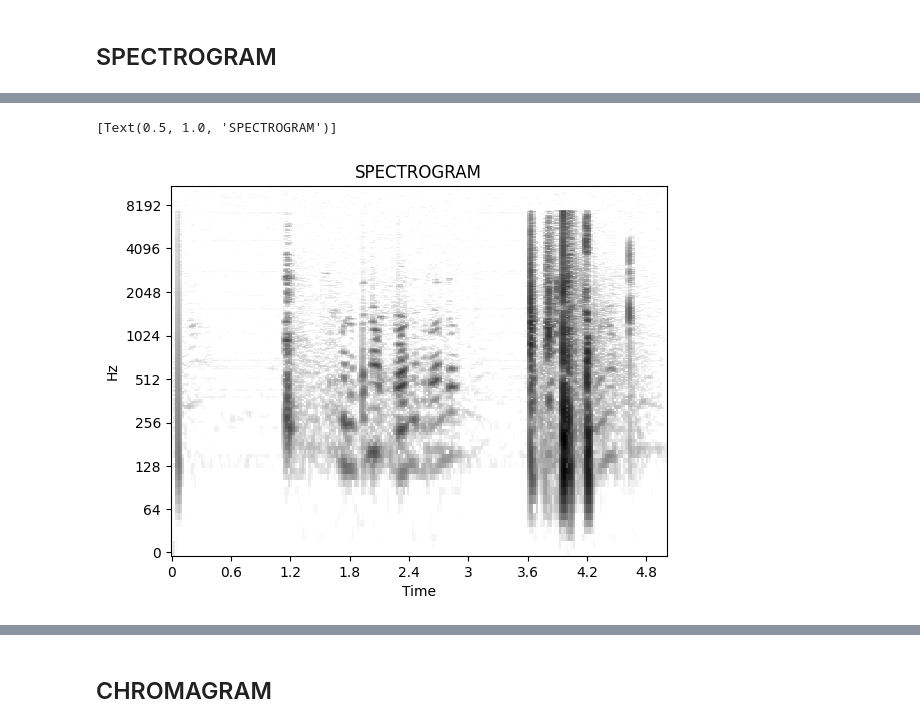
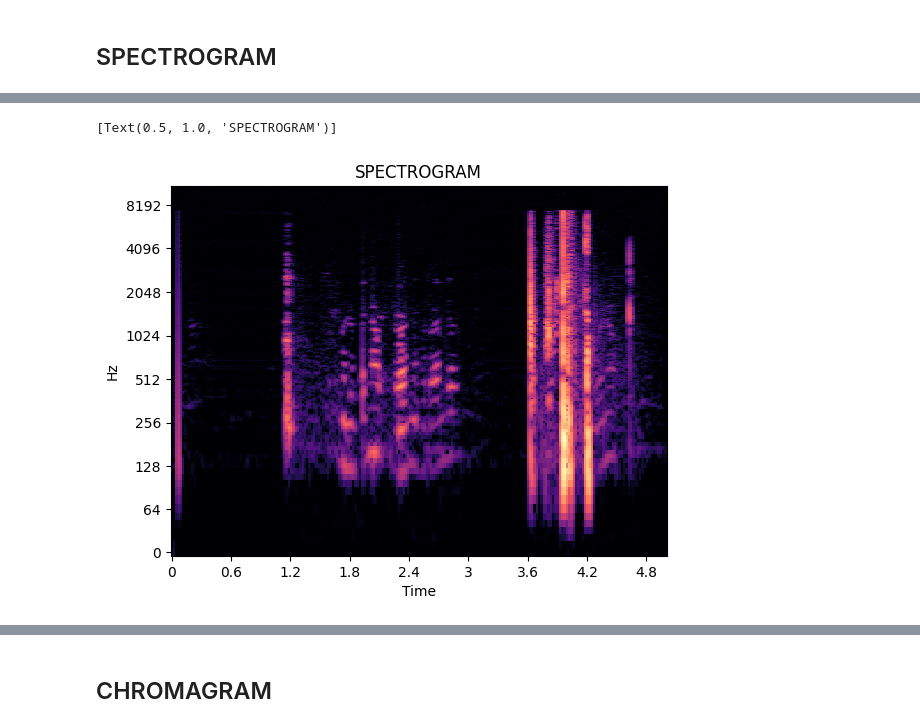
Before and after one commit to batres311/GraficaAudio, a Jupyter notebook: LibrosaGraficas.ipynb, the cells around one changed output, grey strips where cells are left out. Cells and saved outputs as stored; diff of their text form; code cells hidden in the pictures.

```diff
--- a/LibrosaGraficas.ipynb
+++ b/LibrosaGraficas.ipynb
@@ -146,12 +166,14 @@ plt.show()
 # %%
 # SPECTROGRAM representation - object-oriented interface
+
 fig, ax = plt.subplots()
-img = librosa.display.specshow(S_db, x_axis='time', y_axis='linear', ax=ax)
-img = librosa.display.specshow(S_db, x_axis='time', y_axis='log', ax=ax, cmap='gray_r')
+#img = librosa.display.specshow(S_db, x_axis='time', y_axis='linear', ax=ax)
+img = librosa.display.specshow(S_db, x_axis='time', y_axis='log', ax=ax)
 ax.set(title='SPECTROGRAM')
+#fig.colorbar()
 # %% [output]
 [Text(0.5, 1.0, 'SPECTROGRAM')]
-[figure, old version]
+[figure, new version]
 # %%
 #The first strips off any trailing slashes, the second gives you the last part of the path.
 audio_filename = os.path.basename(os.path.normpath(clip))
```
Also changed, not shown: parts of 27 cells of this notebook, 9 other files.
